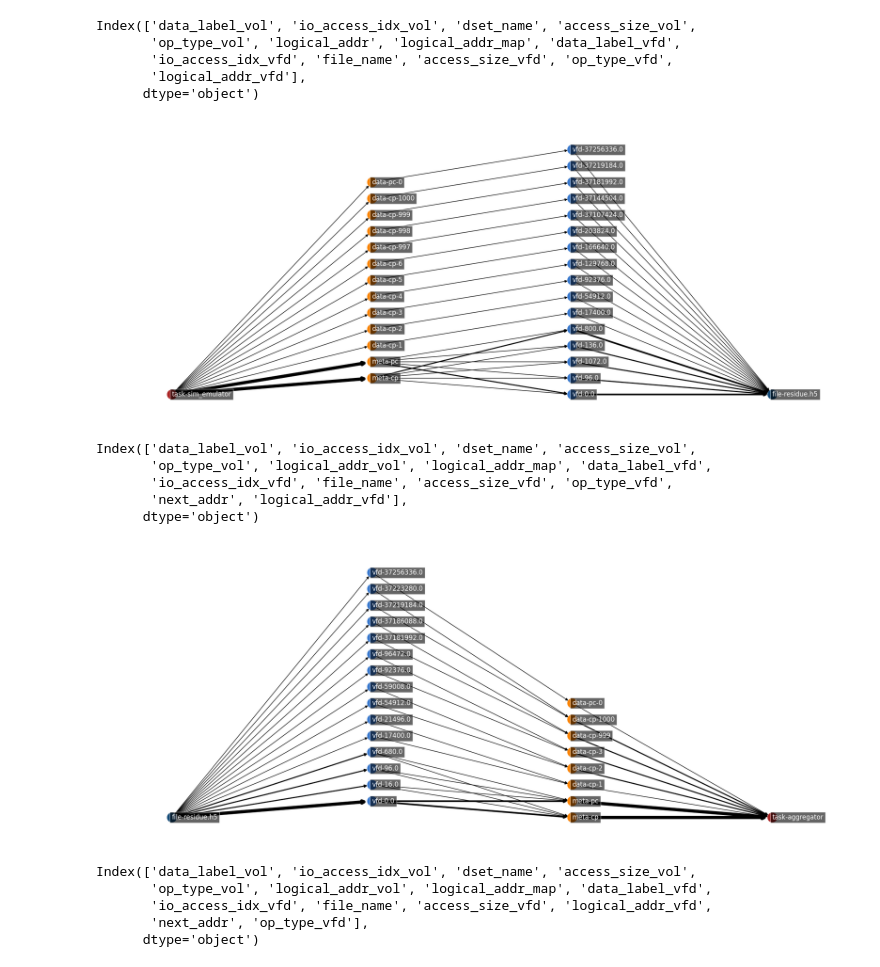
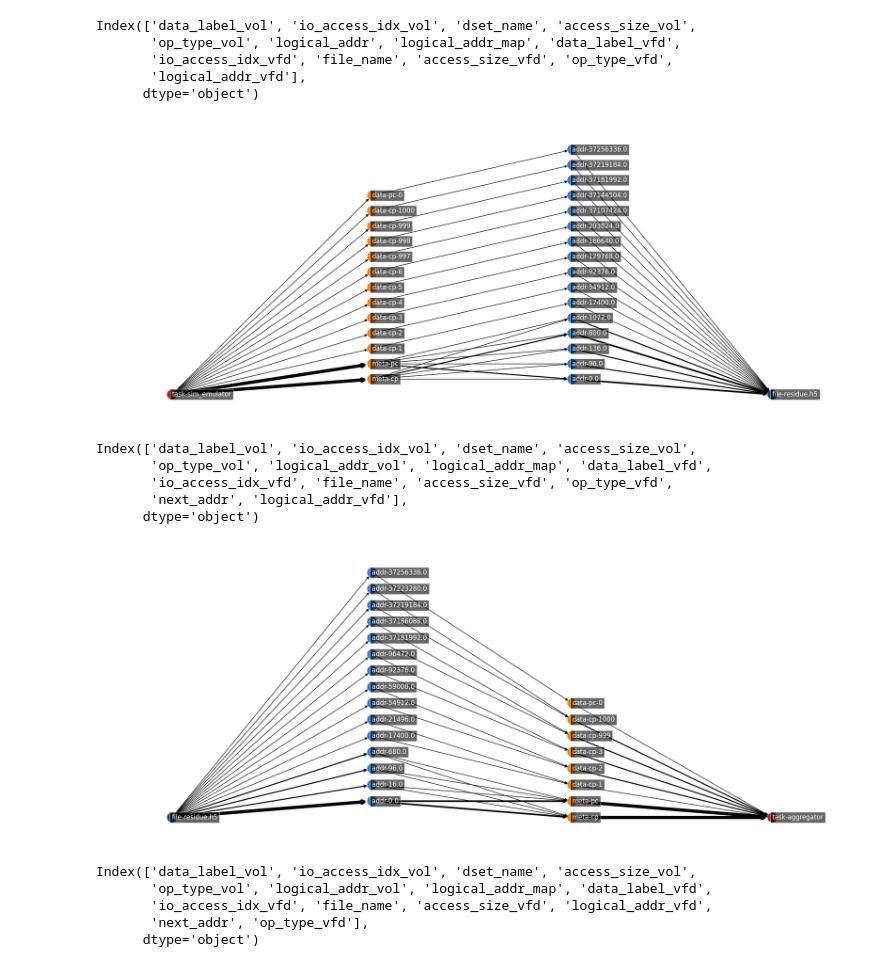
Before and after one commit to candiceT233/local-co-scheduling, a Jupyter notebook: analysis_scripts/VOLVFD_Graph_SimAgg.ipynb, the cells around one changed output. Drawn from its saved outputs; the diff is of its cells as text; code cells hidden in the pictures.

```diff
--- a/analysis_scripts/VOLVFD_Graph_SimAgg.ipynb
+++ b/analysis_scripts/VOLVFD_Graph_SimAgg.ipynb
@@ -77,7 +77,7 @@ def read_data(filename, dset=''):
 # networkx related methods
 COLOR_MAP = {"task": "#ab2626", # read
             "vol": "#fc8403", #orange
-            "vfd": "#3879cf", # blue
+            "addr": "#3879cf", # blue
             "logical_addr": "#69b3d6", #light blue
             "logical_addr_vfd": "#719ed9", # slightly different light lue
             "file": "#154c79", # dark blue
@@ -108,12 +108,12 @@ def draw_graph(G,color_map=COLOR_MAP, rm_tags=['']):
     labels = {}
     for node in names.keys():
         _n = rm_name_tags(node, rm_tags)
+        labels[node] = _n
 
-
-        if 'addr' in names[node]:
-            labels[node] = f'addr : {_n}'
-        else:
-            labels[node] = _n
+        # if 'addr' in names[node]:
+        #     labels[node] = f'addr : {_n}'
+        # else:
+        #     labels[node] = _n
 
     plt.figure(figsize=(25, 10)) #figsize=(40, 10)
 
@@ -165,10 +165,18 @@ def add_nodes_edges(G, l1, l2, io_idx, acc_s=[], x_pos=0, tags=['','']):
     l2t = ['-'.join((tags[1],str(x))) for x in l2]
 
     for i, l in enumerate([l1t, l2t]):
-        for n in l:
+        _addr_pos = []
+        if 'addr' in tags[i]:
+            org_vals = [float(x.split('-')[-1]) for x in l]
+            _addr_pos = stats.rankdata(org_vals,method='dense')
+
+        for j,n in enumerate(l):
             if(G.has_node(n) == False):
                 _y+=1
-                G.add_node(n, pos=(_x,_y), name=tags[i])
+                if len(_addr_pos) > 0:
+                    G.add_node(n,pos=(_x,_addr_pos[j]),name=tags[i])
+                else:
+                    G.add_node(n, pos=(_x,_y), name=tags[i])
         _x+=1
 
     if len(l1t) == 1:
@@ -231,27 +237,27 @@ Index(['data_label_vol', 'io_access_idx_vol', 'dset_name', 'access_size_vol',
 # %%
 # print(df_merged[df_merged['data_label_vol'].str.match('vol-data-contact_map-1')])
 df_show = pd.concat([df_merged.head(6),df_merged.iloc[175:181], df_merged.iloc[443:449],df_merged.tail(5)])
 
 G_SIM = nx.DiGraph()
 
 add_nodes_edges(G_SIM, ['sim_emulator'], list(df_show['data_label_vol']),
                     list(df_show['io_access_idx_vol']),
                     x_pos=0, tags=['task','sim-vol'])
 
 add_nodes_edges(G_SIM, list(df_show['data_label_vol']), list(df_show['logical_addr_vfd']),
                     list(df_show['io_access_idx_vfd']),
-                    x_pos=1, tags=['sim-vol','sim-vfd'])
+                    x_pos=1, tags=['sim-vol','sim-addr'])
 
 add_nodes_edges(G_SIM, list(df_show['logical_addr_vfd']), ['residue.h5'],
                     list(df_show['io_access_idx_vfd']),
-                    x_pos=2, tags=['sim-vfd','file'])
+                    x_pos=2, tags=['sim-addr','file'])
 
 # print(nx.get_node_attributes(G_SIM,'pos'))
 # print(nx.get_edge_attributes(G_SIM,'access_cnt'))
 
 draw_graph(G_SIM,COLOR_MAP,rm_tags=['sim'])
 # %% [output]
-[figure, old version]
+[figure, new version]
 # %%
 # map only read
 def merge_df_agg_read(dfvol, dfvfd,vol_idx2addr_map):
@@ -328,11 +334,11 @@ G_AGG_R = nx.DiGraph()
 
 add_nodes_edges(G_AGG_R, ['residue.h5'], list(df_show['logical_addr_vfd']),
                     list(df_show['io_access_idx_vfd']),
-                    x_pos=x_pos, tags=['file','agg_r-vfd'])
+                    x_pos=x_pos, tags=['file','agg_r-addr'])
 x_pos+=1
 add_nodes_edges(G_AGG_R, list(df_show['logical_addr_vfd']), list(df_show['data_label_vol']),
                     list(df_show['io_access_idx_vol']),
-                    x_pos=x_pos, tags=['agg_r-vfd','agg_r-vol'])
+                    x_pos=x_pos, tags=['agg_r-addr','agg_r-vol'])
 
 x_pos+=1
 add_nodes_edges(G_AGG_R, list(df_show['data_label_vol']), ['aggregator'],
@@ -345,7 +351,7 @@ add_nodes_edges(G_AGG_R, list(df_show['data_label_vol']), ['aggregator'],
 # G_AGG_R = get_graph(df_show,['logical_addr_vfd', 'data_label_vol'], source='residue_100.h5', sink='aggregator',tag='agg_r',x=x_pos, reverse=True)
 draw_graph(G_AGG_R,COLOR_MAP, rm_tags=['agg_r'])
 # %% [output]
-[figure, old version]
+[figure, new version]
 # %%
 # map only write
 def apply_map(x,df_vfd2res_data):
```
Also changed, not shown: parts of 4 cells of this notebook, 8 other files.
